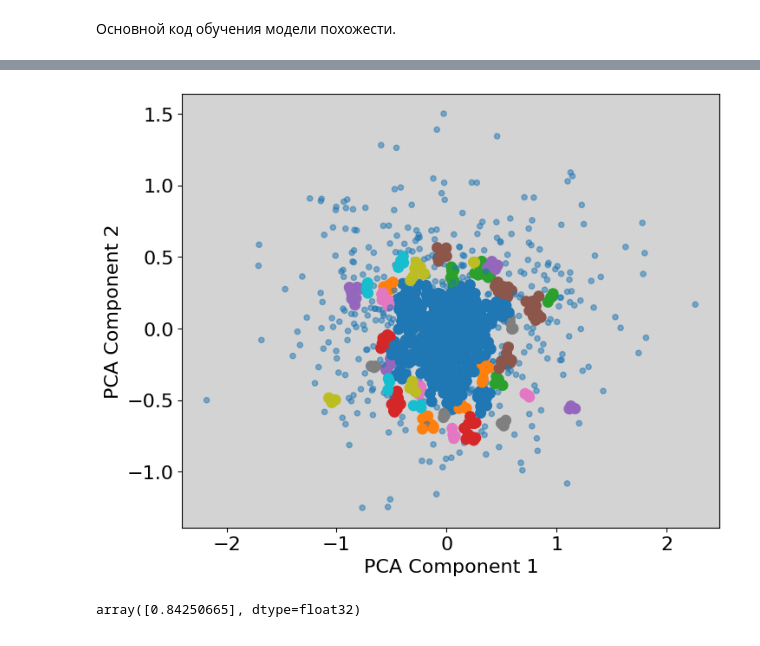
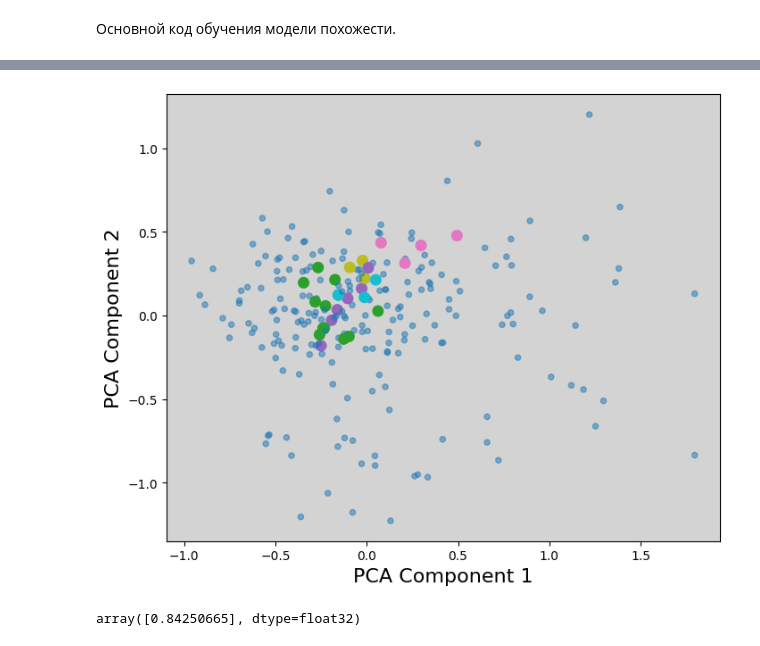
Before and after one commit to intsystems/predicator-function-for-neural-networks, a Jupyter notebook: code/gcn-training.ipynb, the cells around one changed output, grey strips where cells are left out. Cells and saved outputs as stored; diff of their text form; code cells hidden in the pictures.

```diff
--- a/code/gcn-training.ipynb
+++ b/code/gcn-training.ipynb
@@ -357,14 +363,14 @@ def extract_embeddings(model, dataset, device):
 # %% [markdown]
 Обучим модель предсказывать точность по архитектуре.
 # %%
-input_dim = graphs_dataset[0][1].shape[1]
+input_dim = graphs_dataset[0]["x"].shape[1]
 embedding_dim = 32
 hidden_dim = 128  # Размерность скрытого слоя
 output_dim = 1
-num_epochs = 15
+num_epochs = 20
 
 model_accuracy = GCN(input_dim, output_dim, dropout=0)
-optimizer = torch.optim.AdamW(model_accuracy.parameters(), lr=1e-4)
+optimizer = torch.optim.AdamW(model_accuracy.parameters(), lr=5e-4)
 criterion = nn.MSELoss()
 # %%
 train_model_accuracy(
@@ -383,7 +389,13 @@ Epoch 15, Train Loss: 0.0004, Valid Loss: 0.0004, LR: 0.000013
 # %%
-embeddings = extract_embeddings(model_accuracy, valid_dataset, device=device)[0]
-for i, (adj, features, index, accuracy) in enumerate(valid_dataset):
-    print(f"Index: {index:04d}, Accuracy: {accuracy.item():.3f}, Embedding: {embeddings[i][0]:.3f}")
-    if i >= 20:
-        break
+embeddings = extract_embeddings(model_accuracy, valid_loader_accuracy, device=device)[0]
+for i, data in enumerate(valid_loader_accuracy):
+    index = data.index
+    accuracy = data.y
+    accuracy_values = accuracy.cpu().numpy()
+
+    for j in range(len(accuracy_values)):
+        print(f"Index: {index[j]:04d}, Accuracy: {accuracy_values[j]:.3f}, Embedding: {embeddings[i*BATCH_SIZE + j]:.3f}")
+
+        if j >= 10:
+            break
 # %% [output]
@@ -412,7 +424,7 @@ def triplet_loss(anchor, positive, negative, margin=0.1):
     loss = F.relu(d_ap - d_an + margin)
     return loss.mean()
 # %%
-input_dim = graphs_dataset[0][1].shape[1]
+input_dim = graphs_dataset[0]["x"].shape[1]
 hidden_dim = 256  # Размерность скрытого слоя
 output_dim = 16
 num_epochs = 30
@@ -440,7 +452,7 @@ Epoch 30, Train Loss: 0.7793, Valid Loss: 0.7261, LR: 0.000016
 # %%
-def visualize_clusters(model, train_dataset, device="cpu", min_samples=3, eps=0.025):
+def visualize_clusters(model, train_loader, device="cpu", min_samples=3, eps=0.025):
     # Извлечение эмбеддингов
-    embeddings, indices = extract_embeddings(model, train_dataset, device=device)
+    embeddings, indices = extract_embeddings(model, train_loader, device=device)
 
     # Преобразование эмбеддингов в 2D с помощью PCA
     pca = PCA(n_components=2)
@@ -483,13 +495,13 @@ def visualize_clusters(model, train_dataset, device="cpu", min_samples=3, eps=0.
 # %%
 clusters = visualize_clusters(
   model,
-  graphs_dataset,
+  train_loader_diversity,
   device=device,
   min_samples=3,
-  eps=0.075,
+  eps=0.3,
 )
 # %% [output]
-[figure, old version]
+[figure, new version]
 # %%
 embeddings[0]
 # %% [output]
```
Also changed, not shown: parts of 21 cells of this notebook, 4 other files.
